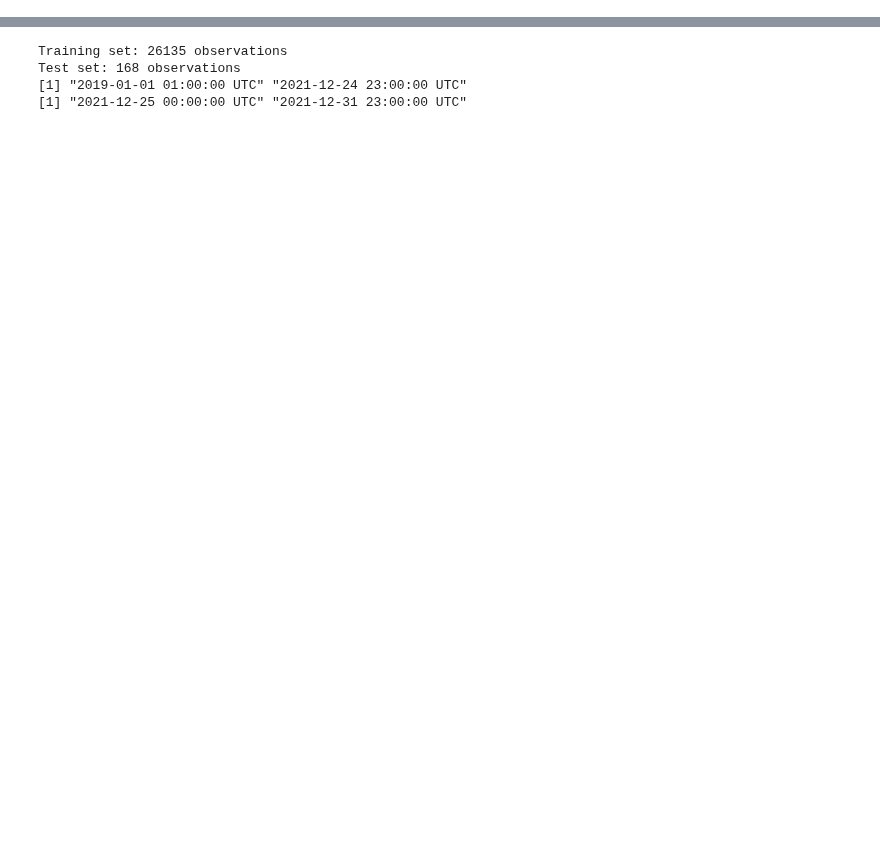
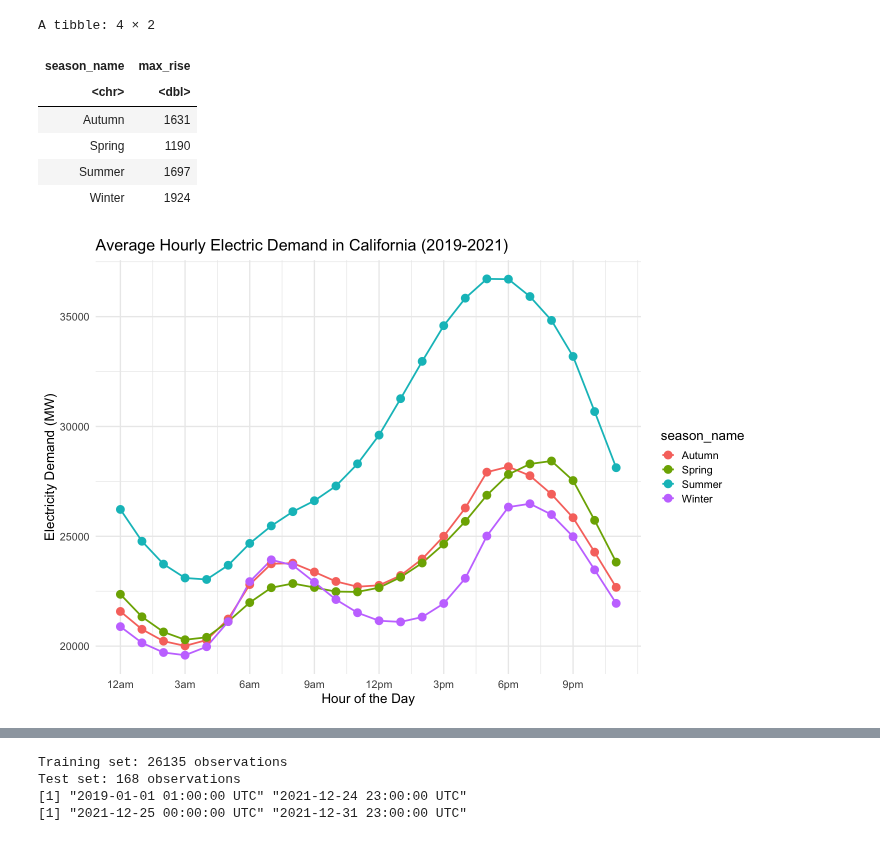
Before and after one commit to emader12/emader12.github.io, a Jupyter notebook: projects/time-series-energy-forecasting/energy-demand-forecasting.ipynb, the cells around one changed output, grey strips where cells are left out. Saved outputs shown, nothing was run; the diff lists cells and outputs as text; code cells hidden in the pictures; blank space fills up the shorter version.

```diff
--- a/projects/time-series-energy-forecasting/energy-demand-forecasting.ipynb
+++ b/projects/time-series-energy-forecasting/energy-demand-forecasting.ipynb
@@ -285,0 +177,35 @@ Split data into training and test sets, using last 7 days (1 hour interval * 24
+# %%
+hourly_avg <- dat_ts %>%
+  as_tibble() %>%  # Convert tsibble to tibble for aggregation
+  mutate(hour = hour(Time),
+         season_name = case_when(
+              Season == 1 ~ "Winter",
+              Season == 2 ~ "Spring",
+              Season == 3 ~ "Summer",
+              Season == 4 ~ "Autumn"
+    )) %>%
+  group_by(hour, season_name) %>%
+  summarize(avg_demand = mean(Electric_demand, na.rm = TRUE), .groups = 'drop')
+
+# Calculate the maximum rise in demand for each season
+hourly_avg %>%
+  group_by(season_name) %>%
+  summarize(max_rise = round(max(diff(avg_demand)), 0))
+
+ggplot(hourly_avg, aes(x = hour, y = avg_demand, color = season_name)) +
+  geom_line(linewidth = 1) +
+  geom_point(size = 4) +
+  scale_x_continuous(breaks = seq(0, 23, 3),
+                     labels = c("12am", "3am", "6am", "9am", "12pm", "3pm", "6pm", "9pm")) +
+  labs(y = "Electricity Demand (MW)",
+       x = "Hour of the Day",
+       title = "Average Hourly Electric Demand in California (2019-2021)")
+# %% [output]
+A tibble: 4 × 2
+| season_name | max_rise |
+| <chr> | <dbl> |
+| Autumn | 1631 |
+| Spring | 1190 |
+| Summer | 1697 |
+| Winter | 1924 |
+[figure, added]
```
Also changed, not shown: parts of 149 cells of this notebook, 1 other file.
